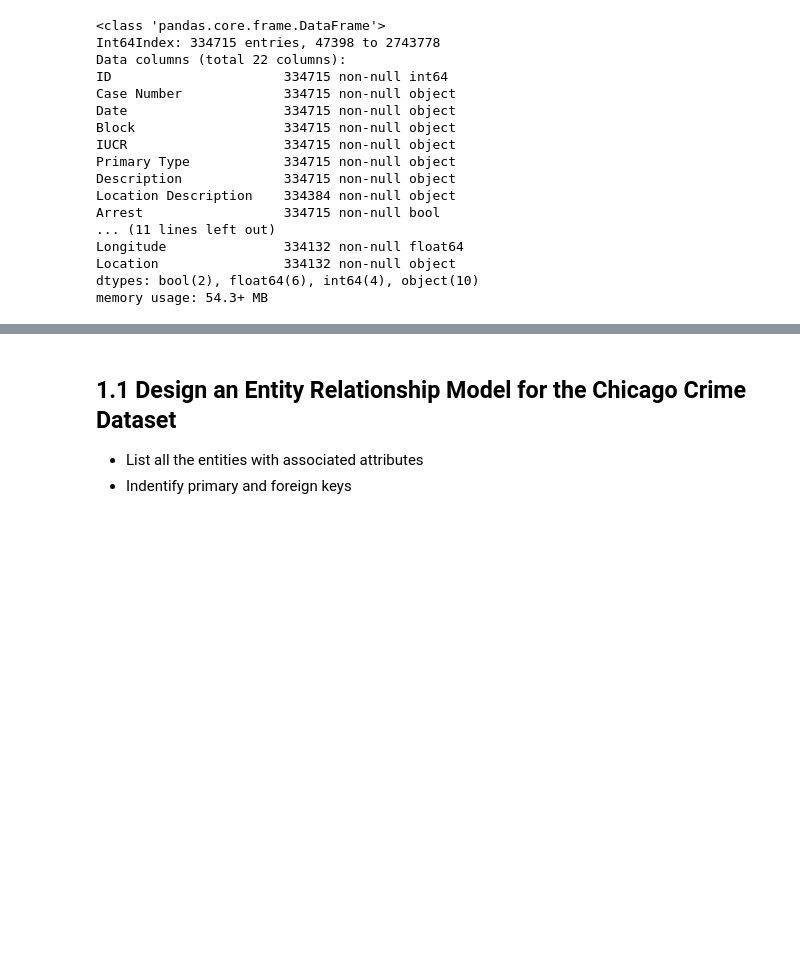
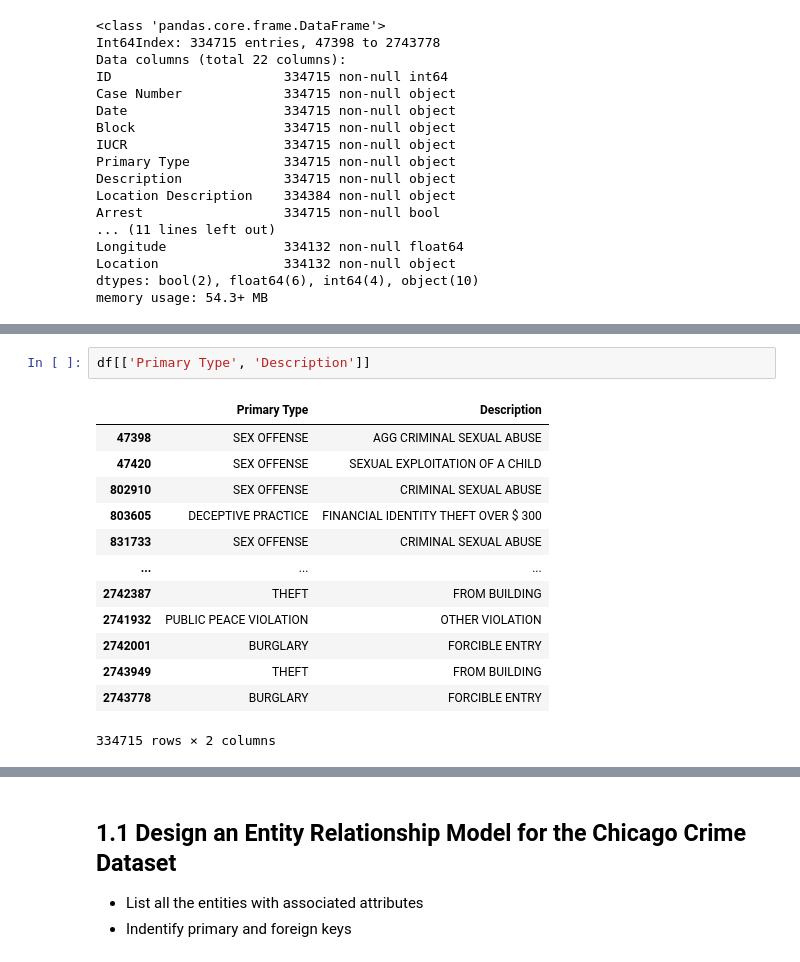
Before and after one commit to BlakeBigG/Database_and_Analytics_MS, a Jupyter notebook: modules/module8/exercises/Final-Project-Part-I.ipynb, the cells around one changed output, grey strips where cells are left out. Cells and saved outputs as stored; diff of their text form; blank space fills up the shorter version.

```diff
--- a/modules/module8/exercises/Final-Project-Part-I.ipynb
+++ b/modules/module8/exercises/Final-Project-Part-I.ipynb
@@ -46,0 +83,16 @@ memory usage: 54.3+ MB
+# %%
+df[['Primary Type', 'Description']]
+# %% [output]
+|  | Primary Type | Description |
+| 47398 | SEX OFFENSE | AGG CRIMINAL SEXUAL ABUSE |
+| 47420 | SEX OFFENSE | SEXUAL EXPLOITATION OF A CHILD |
+| 802910 | SEX OFFENSE | CRIMINAL SEXUAL ABUSE |
+| 803605 | DECEPTIVE PRACTICE | FINANCIAL IDENTITY THEFT OVER $ 300 |
+| 831733 | SEX OFFENSE | CRIMINAL SEXUAL ABUSE |
+| ... | ... | ... |
+| 2742387 | THEFT | FROM BUILDING |
+| 2741932 | PUBLIC PEACE VIOLATION | OTHER VIOLATION |
+| 2742001 | BURGLARY | FORCIBLE ENTRY |
+| 2743949 | THEFT | FROM BUILDING |
+| 2743778 | BURGLARY | FORCIBLE ENTRY |
+334715 rows × 2 columns
```
Also changed, not shown: parts of 11 cells of this notebook, 4 other files.
